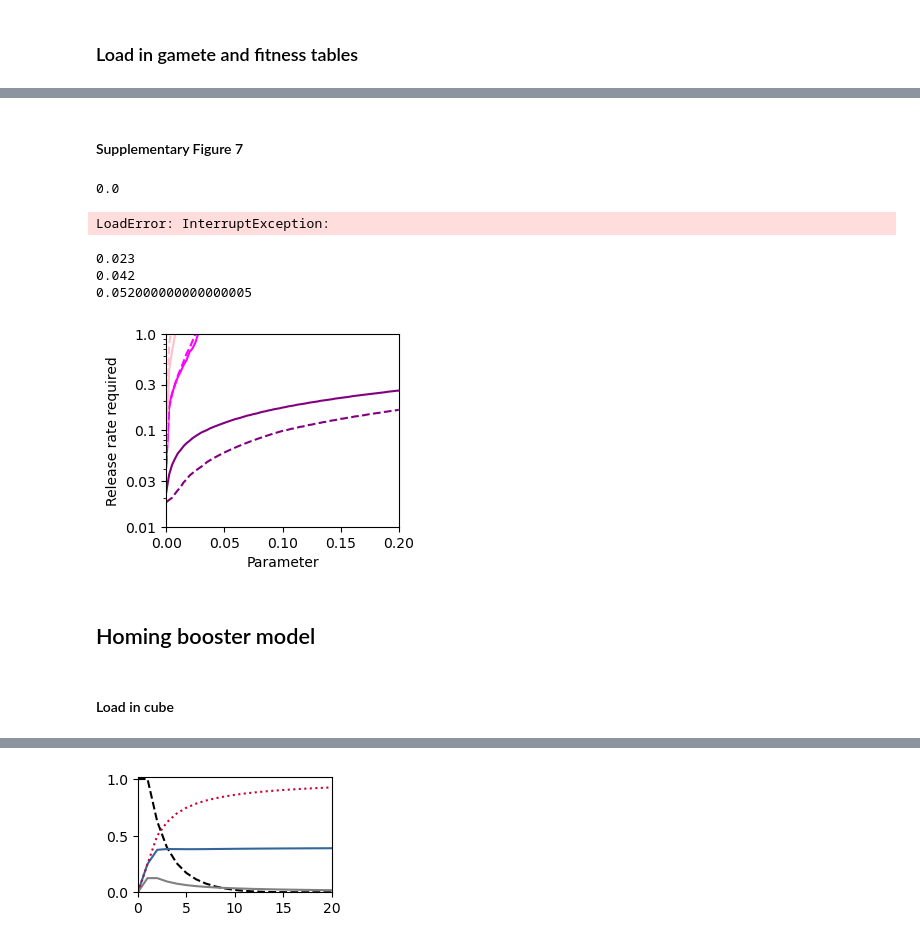
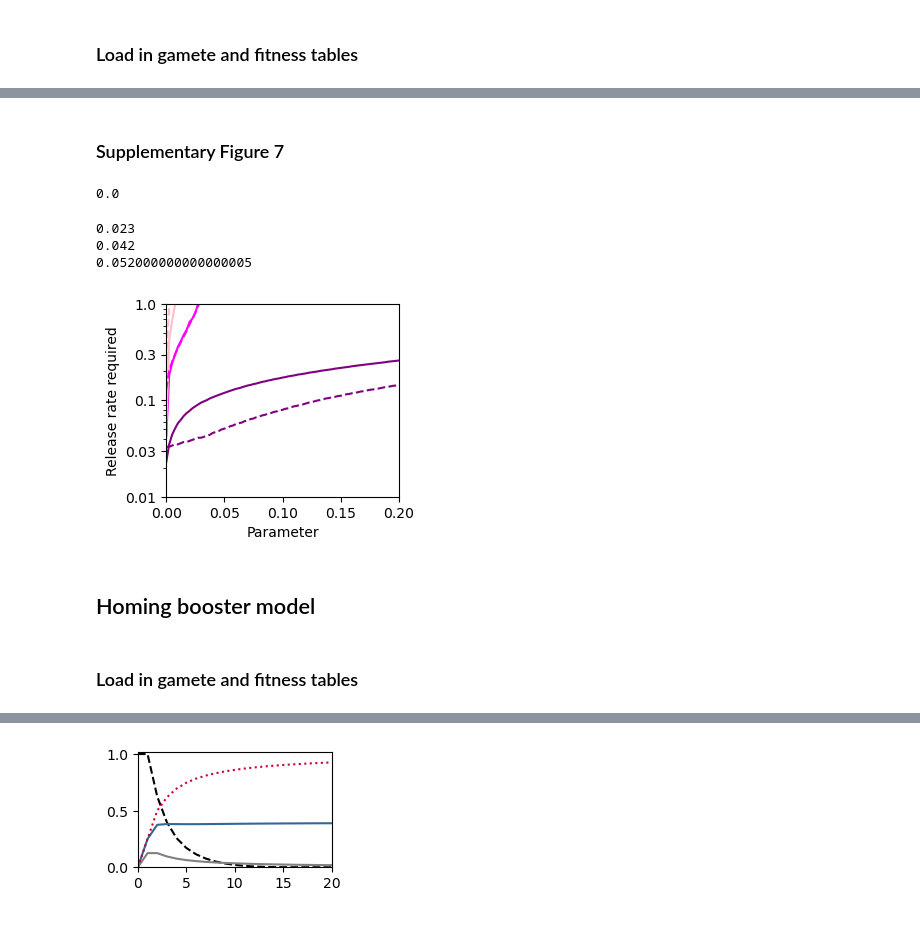
Before and after one commit to KatieWillis/DriveSelectionBalance, a Jupyter notebook: SimulationScript.ipynb, the cells around one changed output, grey strips where cells are left out. Cells and saved outputs as stored; diff of their text form; code cells hidden in the pictures.

```diff
--- a/SimulationScript.ipynb
+++ b/SimulationScript.ipynb
@@ -2331,7 +2443,7 @@ inputs = [genotypes_f,
     fitness_f,
     fitness_m];
 # %% [markdown]
-#### Supplementary Figure 7
+### Supplementary Figure 7
 # %%
 pdict = Dict()
 
@@ -2393,9 +2505,7 @@ for n in index_vec
     rr_output[i,k]=rr
 end
 
-@save "../results/SensitivityAnalysis_2connorescue/r_zoomed_Rmvar.jld2" rr_output
+@save "./results/TwoLocusNoRsc/r_zoomed_Rmvar.jld2" rr_output
-# %% [output]
-LoadError: InterruptException:
 # %%
 #code - 2 locus rm6
 threshold = 0.05
@@ -2438,44 +2548,40 @@ styles = ["-","-","-"]
 param_mod_list = collect(0.0:0.0025:0.2)
 f1 = PyPlot.figure(figsize=(3,2.5))
 
-@load "../results/SensitivityAnalysis_2connorescue/r_zoomed_Rmvar.jld2"
+@load "./results/TwoLocusNoRsc/r_zoomed_Rmvar.jld2"
 for i in 1:3
     println(rr_output[i,1])
     PyPlot.plot(param_mod_list,
         rr_output[i,:],
         color =colours[i],
         linestyle=styles[i])
 end
 
-@load "../results/SensitivityAnalysis_2connorescue/r_zoomed_Rmvar_fs.jld2"
+@load "./results/TwoLocusNoRsc/r_zoomed_Rmvar_fs.jld2"
 for i in 1:3
     PyPlot.plot(param_mod_list,
         rr_output[i,:],
         color =colours[i],
         linestyle="--")
 end
 
 PyPlot.xlim(0,maximum(param_mod_list))
 
 
 PyPlot.yscale("log")
 PyPlot.ylim(0.018,1)
 PyPlot.yticks([0.01,0.03,0.1,0.3,1],[0.01,0.03,0.1,0.3,1])
 
-#PyPlot.legend(bbox_to_anchor=(1, 1))
-#PyPlot.ylim(0.01,0.3)
-
 PyPlot.ylabel("Release rate required")
 PyPlot.xlabel("Parameter")
 
 PyPlot.show()
-PyPlot.savefig("../figures/SensitivityAnalysis_2connorescue_r_Rmvar.pdf",bbox_inches = "tight")
 # %% [output]
 0.023
 0.042
 0.052000000000000005
-[figure, old version]
+[figure, new version]
 # %% [markdown]
 ## Homing booster model
 # %% [markdown]
-#### Load in cube
+### Load in gamete and fitness tables
```
Also changed, not shown: parts of 100 cells of this notebook, 5 other files.
